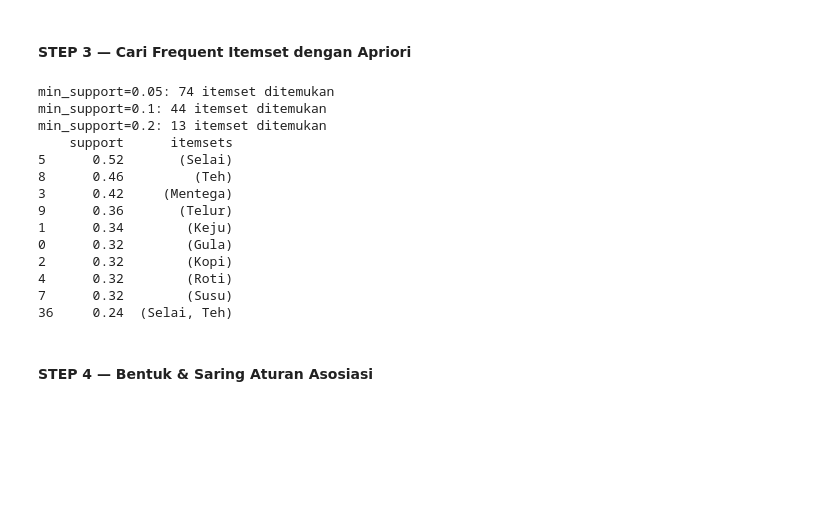
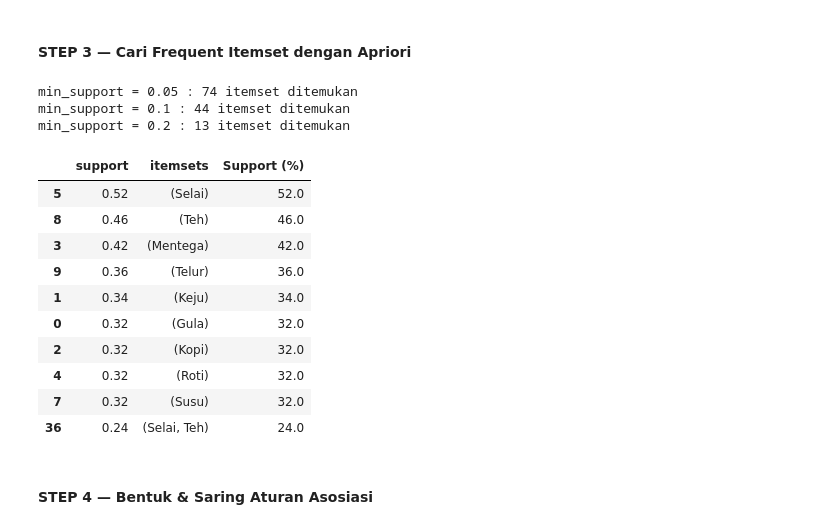
Before and after one commit to mocha-dts/DataScience_240401010041_M.Rochmatullah, a Jupyter notebook: pertemuan12_mochamadrochmatullah_240401010041.ipynb, the cells around one changed output. Cells and saved outputs as stored; diff of their text form; code cells hidden in the pictures; blank space fills up the shorter version.

```diff
--- a/pertemuan12_mochamadrochmatullah_240401010041.ipynb
+++ b/pertemuan12_mochamadrochmatullah_240401010041.ipynb
@@ -148,28 +149,48 @@ print(df.head())
 #### STEP 3 — Cari Frequent Itemset dengan Apriori
 # %%
 from mlxtend.frequent_patterns import apriori
+
 for ms in [0.05, 0.1, 0.2]:
- freq = apriori(df, min_support=ms, use_colnames=True)
- print(f'min_support={ms}: {len(freq)} itemset ditemukan')
-# Gunakan min_support yang menghasilkan jumlah itemset wajar (tidak 0, tidak ratusan)
-freq_items = apriori(df, min_support=0.1, use_colnames=True)
-freq_items = freq_items.sort_values('support', ascending=False)
-print(freq_items.head(10))
+    freq = apriori(
+        df,
+        min_support=ms,
+        use_colnames=True
+    )
+
+    print(f"min_support = {ms} : {len(freq)} itemset ditemukan")
 # %% [output]
-min_support=0.05: 74 itemset ditemukan
-min_support=0.1: 44 itemset ditemukan
-min_support=0.2: 13 itemset ditemukan
-    support      itemsets
-5      0.52       (Selai)
-8      0.46         (Teh)
-3      0.42     (Mentega)
-9      0.36       (Telur)
-1      0.34        (Keju)
-0      0.32        (Gula)
-2      0.32        (Kopi)
-4      0.32        (Roti)
-7      0.32        (Susu)
-36     0.24  (Selai, Teh)
+min_support = 0.05 : 74 itemset ditemukan
+min_support = 0.1 : 44 itemset ditemukan
+min_support = 0.2 : 13 itemset ditemukan
+# %%
+freq_items = apriori(
+    df,
+    min_support=0.1,
+    use_colnames=True
+)
+
+freq_items = freq_items.sort_values(
+    by="support",
+    ascending=False
+)
+
+freq_items["Support (%)"] = (
+    freq_items["support"] * 100
+).round(2)
+
+freq_items.head(10)
+# %% [output]
+|  | support | itemsets | Support (%) |
+| 5 | 0.52 | (Selai) | 52.0 |
+| 8 | 0.46 | (Teh) | 46.0 |
+| 3 | 0.42 | (Mentega) | 42.0 |
+| 9 | 0.36 | (Telur) | 36.0 |
+| 1 | 0.34 | (Keju) | 34.0 |
+| 0 | 0.32 | (Gula) | 32.0 |
+| 2 | 0.32 | (Kopi) | 32.0 |
+| 4 | 0.32 | (Roti) | 32.0 |
+| 7 | 0.32 | (Susu) | 32.0 |
+| 36 | 0.24 | (Selai, Teh) | 24.0 |
 # %% [markdown]
 #### STEP 4 — Bentuk & Saring Aturan Asosiasi
 # %%
```
Also changed, not shown: parts of 17 cells of this notebook.
